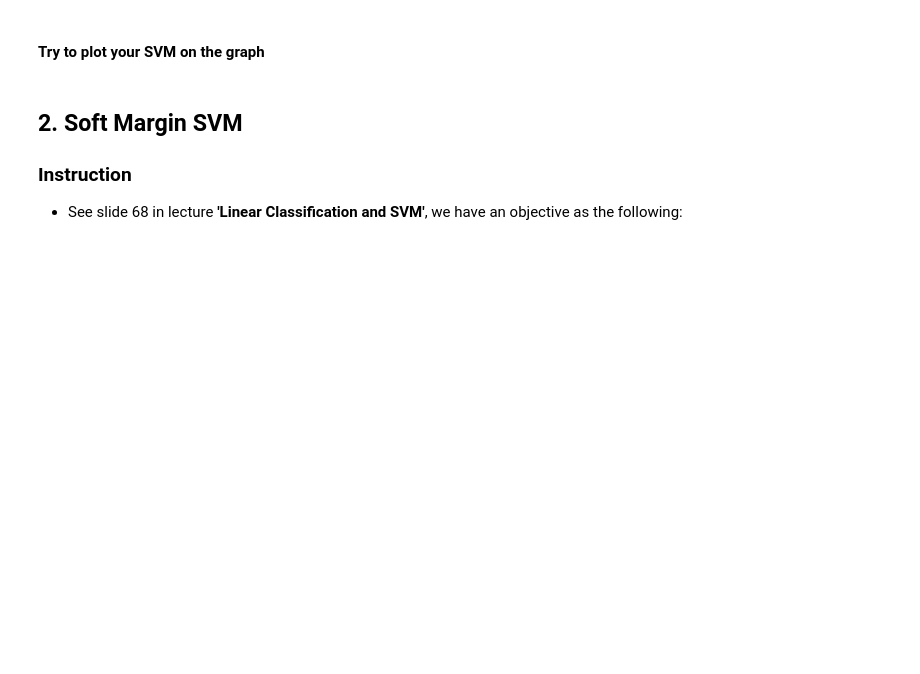
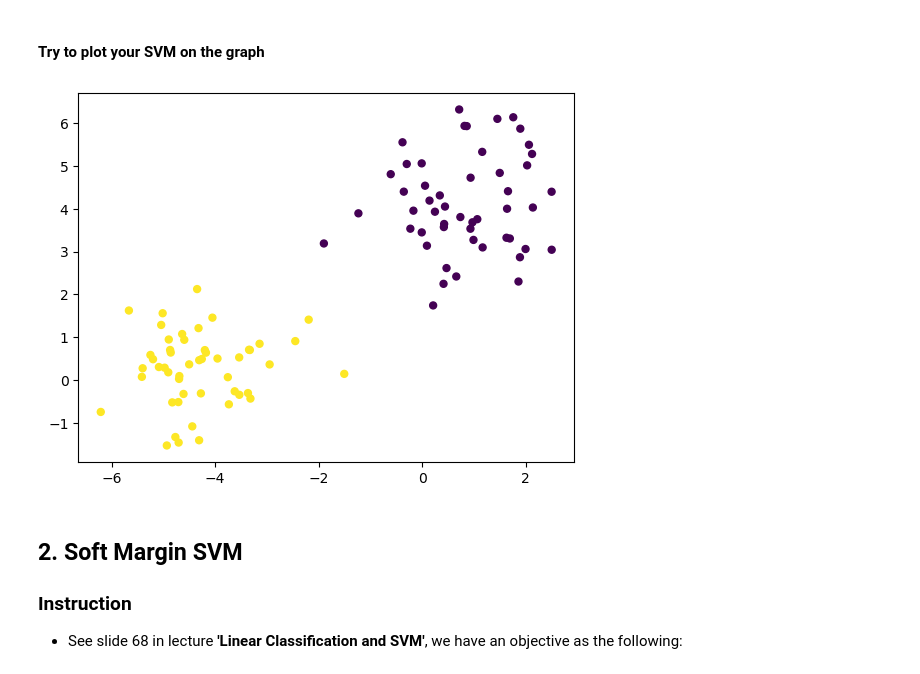
Before and after one commit to ZuxingGit/ISML, a Jupyter notebook: workshop/ISML_Workshop2.ipynb, the cells around one changed output. Saved outputs shown, nothing was run; the diff lists cells and outputs as text; code cells hidden in the pictures; blank space fills up the shorter version.

```diff
--- a/workshop/ISML_Workshop2.ipynb
+++ b/workshop/ISML_Workshop2.ipynb
@@ -58,9 +65,9 @@ aims to minimize an objective.
 # %%
 # 4. Define vars in CVXPY
 # todo_1
-W = cp.Variable('replace_here') # weight motrix, choose from n or m
+W = cp.Variable(2) # weight motrix, choose from n or m
 # print(W.shape)
-b = cp.Variable('replace_here') # gamma term
+b = cp.Variable() # gamma term
 C = 0.01 # Control/Regularization parameters
 
 # Hard~margin SVM
@@ -69,11 +76,11 @@ C = 0.01 # Control/Regularization parameters
 # cp.power() con be used to find the power of an expression
 
 # todo_2
-objective = 'replace_here'
+objective = cp.Minimize(0.5*cp.square(cp.norm(W,2)))
 # constraint y(W'x+b)>=1
 # y(W'x+b)-1>= 0
 # todo_3
-constraints = ['replace_here']
+constraints = [cp.matmul(y,(X@W+b)) >= 1]
 
 
 prob = cp.Problem(objective, constraints)
@@ -86,10 +97,12 @@ print("Optimal value of b: ", b.value)
 #### Having calculated W and b, you can now classify a new example x, write a function that classifies X
 # %%
 def classify(x):
-    # todo_4a
-    result = 'replace_here'
+    # W^T*X+b
+    result = np.dot(W.value.T, x.T) + b.value
     return np.sign(result)
 
-# todo_4b
-x_test = 'replace_here'
+# Test data, 2D test data points
+np.random.seed(3)
+X,y = make_blobs(n_samples=100, centers=2, n_features=2)
+x_test = np.array(X)
 classify(x_test)
@@ -98,13 +120,15 @@ classify(x_test)
 # %%
 def plot_SVM(w, b, X = X):
     plt.scatter(X[:,0], X[:,1], marker='o', c=y, s=25)
     xp = np.linspace(min(X[:,0]), max(X[:,0]), 100)
-    # todo_5
-    yp = 'replace here'
+    # w0.xp + w1 yp + b = 0
+    yp = - (w[0]*xp + b)/w[1]
     plt.show()
 
 # Visualization
 plot_SVM(W, b)
+# %% [output]
+[figure, added]
 # %% [markdown]
 ## 2. Soft Margin SVM
 ### Instruction
```
Also changed, not shown: parts of 6 cells of this notebook.
